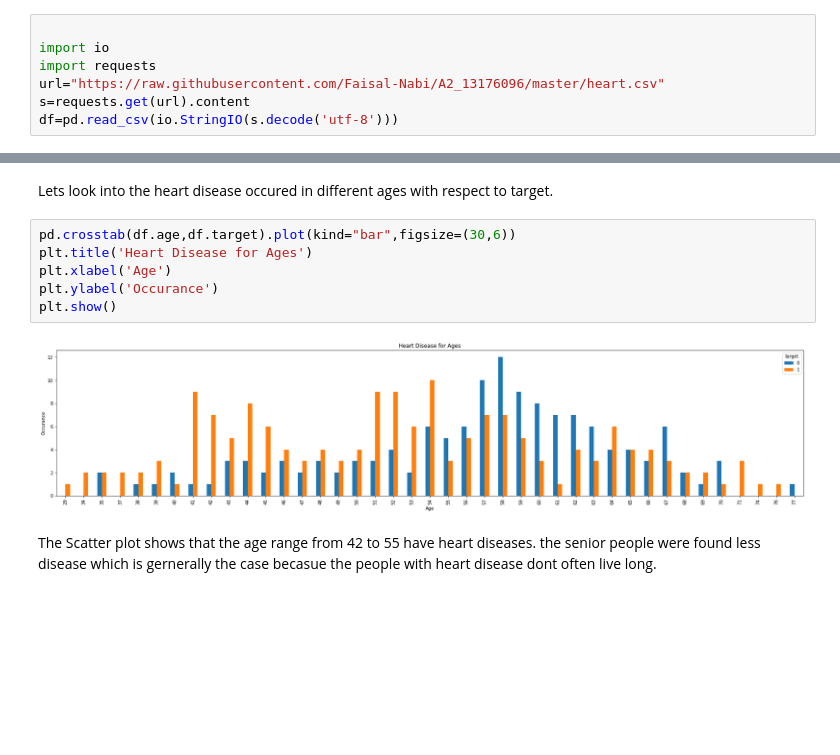
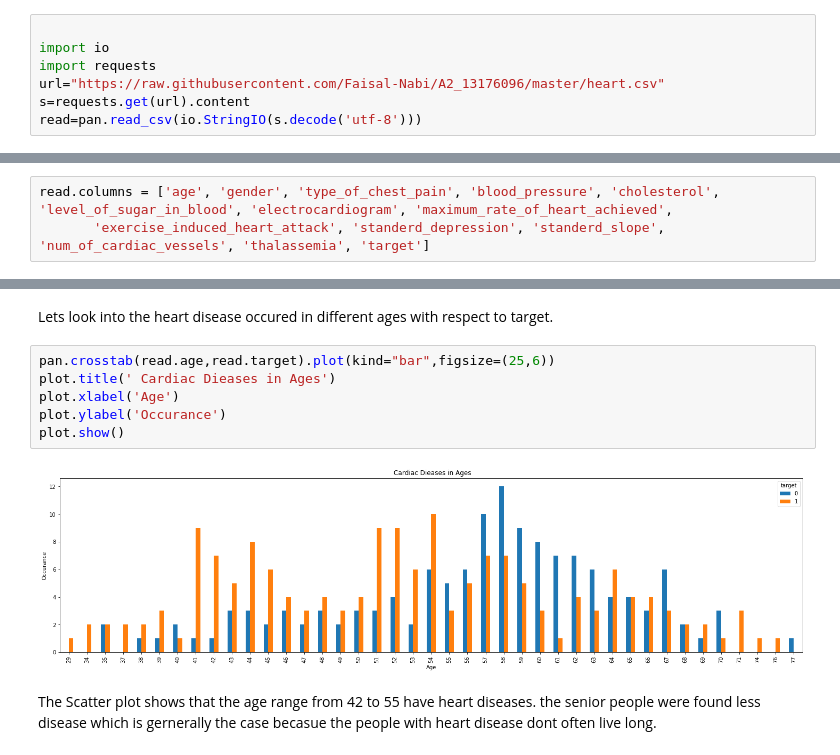
Before and after one commit to Faisal-Nabi/A2_13176096, a Jupyter notebook: Assignment_2_13176096.ipynb, the cells around one changed output, grey strips where cells are left out. Cells and saved outputs as stored; diff of their text form; blank space fills up the shorter version.

```diff
--- a/Assignment_2_13176096.ipynb
+++ b/Assignment_2_13176096.ipynb
@@ -38,5 +46,5 @@ import io
 import requests
 url="https://raw.githubusercontent.com/Faisal-Nabi/A2_13176096/master/heart.csv"
 s=requests.get(url).content
-df=pd.read_csv(io.StringIO(s.decode('utf-8')))
+read=pan.read_csv(io.StringIO(s.decode('utf-8')))
 # %%
@@ -56 +61,4 @@ df.columns = ['age', 'gender', 'chest_pain_type', 'blood_pressure', 'cholesterol
+# %%
+read.columns = ['age', 'gender', 'type_of_chest_pain', 'blood_pressure', 'cholesterol', 'level_of_sugar_in_blood', 'electrocardiogram', 'maximum_rate_of_heart_achieved',
+       'exercise_induced_heart_attack', 'standerd_depression', 'standerd_slope', 'num_of_cardiac_vessels', 'thalassemia', 'target']
 # %%
@@ -184,13 +192,13 @@ plt.show()
 # %% [markdown]
 Lets look into the heart disease occured in different ages with respect to target.
 # %%
-pd.crosstab(df.age,df.target).plot(kind="bar",figsize=(30,6))
-plt.title('Heart Disease for Ages')
-plt.xlabel('Age')
-plt.ylabel('Occurance')
-plt.show()
+pan.crosstab(read.age,read.target).plot(kind="bar",figsize=(25,6))
+plot.title(' Cardiac Dieases in Ages')
+plot.xlabel('Age')
+plot.ylabel('Occurance')
+plot.show()
 # %% [output]
-[figure, old version]
+[figure, new version]
 # %% [markdown]
 The Scatter plot shows that the age range from 42 to 55 have heart diseases. the senior people were found less disease which is gernerally the case becasue the people with heart disease dont often live long.
 # %%
```
Also changed, not shown: parts of 32 cells of this notebook.
